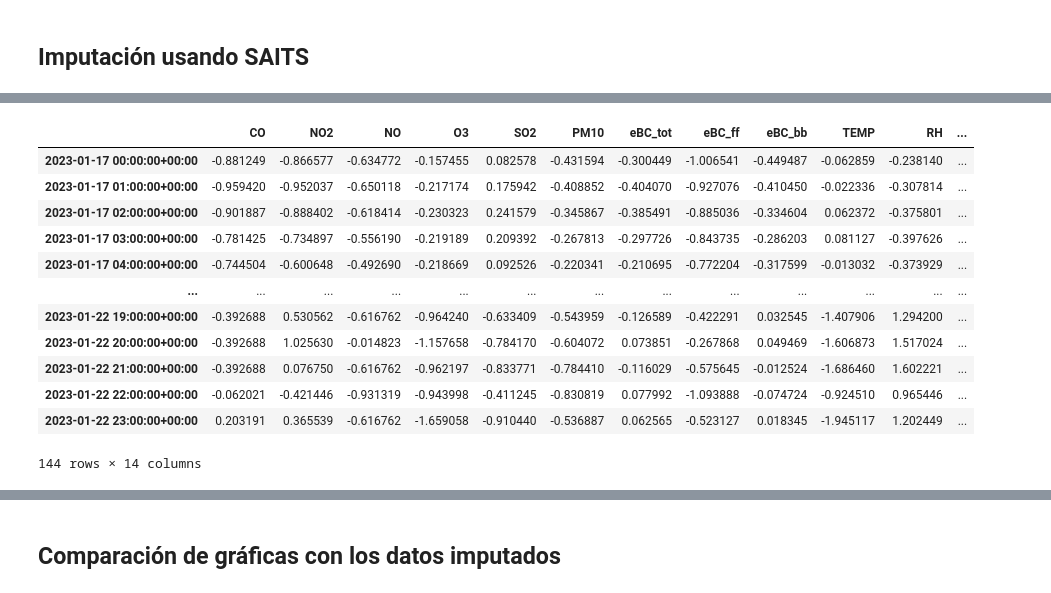
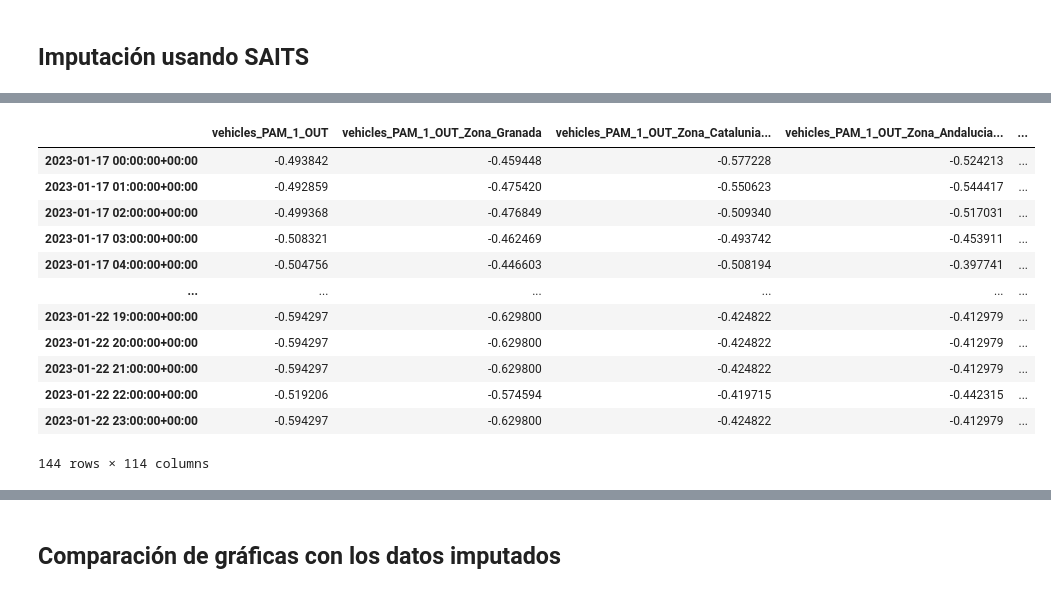
Before and after one commit to eigenric/TFG, a Jupyter notebook: notebooks/Pipeline3.ipynb, the cells around one changed output, grey strips where cells are left out. Cells and saved outputs as stored; diff of their text form; code cells hidden in the pictures.

Commit message:
SAITS mejora a la mediana

```diff
--- a/notebooks/Pipeline3.ipynb
+++ b/notebooks/Pipeline3.ipynb
@@ -297,7 +315,7 @@ date_range = pd.date_range(start="2023-01-17 00:00:00", end="2023-01-17 16:00:00
 date_range_end = pd.date_range(start="2023-03-14 12:00:00", end="2023-03-14 23:00:00", freq="H", tz="UTC")
 
 # Definir las columnas de calidad del aire
-columns = ["CO", "NO2", "NO", "O3", "SO2", "PM10", "eBC_tot", "eBC_ff", "eBC_bb", "TEMP", "RH", "WS", "WD", "PRES"]
+columns = ["vehicles_PAM_1_OUT", "CO", "NO2", "NO", "O3", "PM10", "eBC_ff", "eBC_bb", "TEMP", "RH", "WS", "WD", "PRES"]
 
 # Crear un DataFrame con el índice y columnas, rellenando los valores con NaN
 df = pd.DataFrame(np.nan, index=date_range, columns=columns)
@@ -386,6 +399,9 @@ def create_missingness(data: np.ndarray, rate: float, pattern: str, **kwargs) ->
                     block_size = np.random.randint(1, n_steps)
                     missing_data[i, j, :block_size] = np.nan
     return missing_data
+# %%
+   # Seleccionar solo las columnas necesarias para las características
+features = columns_interseccion
 # %%
 import pandas as pd
 from sklearn.preprocessing import StandardScaler
@@ -406,21 +422,21 @@ def preprocess_periodo_1_data(
     print("Fechas en periodo_1:", periodo_1.index.min(), "a", periodo_1.index.max())
 
     # Filtrar los datos para los conjuntos de prueba, validación y entrenamiento
-    # Conjunto de prueba: 17 enero - 22 enero 2023
+    # Conjunto de prueba: 17 enero - 26 enero 2023
     mask_test = (periodo_1.index >= "2023-01-17") & (periodo_1.index < "2023-01-23")
     test_set = periodo_1[mask_test]
 
     # Verificar si hay datos en test_set
     print("Datos en conjunto de prueba:", test_set.shape)
 
-    # Conjunto de validación: 23 enero - 27 enero 2023
+    # Conjunto de validación: 27 enero - 5 febrero 2023
     mask_val = (periodo_1.index >= "2023-01-23") & (periodo_1.index < "2023-01-28")
     val_set = periodo_1[mask_val]
 
     # Verificar si hay datos en val_set
     print("Datos en conjunto de validación:", val_set.shape)
 
-    # Conjunto de entrenamiento: 28 enero - 14 marzo 2023
+    # Conjunto de entrenamiento: 6 febrero - 14 marzo 2023
     mask_train = (periodo_1.index >= "2023-01-28") & (periodo_1.index < "2023-03-15")
     train_set = periodo_1[mask_train]
 
@@ -431,11 +447,12 @@ def preprocess_periodo_1_data(
     if test_set.empty or val_set.empty or train_set.empty:
         raise ValueError("Uno o más conjuntos de datos están vacíos. Revisa las fechas y los filtros.")
 
-    # Seleccionar solo las columnas necesarias para las características
-    feature_columns = ["CO", "NO2", "NO", "O3", "SO2", "PM10", "eBC_tot", "eBC_ff", "eBC_bb", "TEMP", "RH", "WS", "WD", "PRES"]
-    train_set = train_set[feature_columns]
-    val_set = val_set[feature_columns]
-    test_set = test_set[feature_columns]
+
+
+    train_set = train_set[features]
+    val_set = val_set[features]
+    test_set = test_set[features]
+
 
     # Normalización de datos
     scaler = StandardScaler()
@@ -474,13 +491,23 @@ def preprocess_periodo_1_data(
         # mask values in the test set as ground truth
         test_X = create_missingness(test_X, rate, pattern, **kwargs)
 
+        # Revertir el escalado (transformación inversa)
+        train_X_not_scale = scaler.inverse_transform(train_X.reshape(-1, train_X.shape[-1]))  # Ajuste de forma si es necesario
+        val_X_not_scale = scaler.inverse_transform(val_X.reshape(-1, val_X.shape[-1]))  # Ajuste de forma si es necesario
+        test_X_not_scale = scaler.inverse_transform(test_X.reshape(-1, test_X.shape[-1]))  # Ajuste de forma si es necesario
+
+
         processed_dataset["train_X"] = train_X
+        processed_dataset["train_X_not_scale"] = train_X_not_scale
         processed_dataset["train_X_ori"] = train_X_ori
 
+
         processed_dataset["val_X"] = val_X
+        processed_dataset["val_X_not_scale"] = val_X_not_scale
         processed_dataset["val_X_ori"] = val_X_ori
 
         processed_dataset["test_X"] = test_X
+        processed_dataset["test_X_not_scale"] = test_X_not_scale
         processed_dataset["test_X_ori"] = test_X_ori
     else:
         logger.warning("rate is 0, no missing values are artificially added.")
@@ -505,6 +544,6 @@ periodo_1_df
 # %%
-# Procesar los datos con una tasa de valores faltantes del 20% y usando el patrón 'point'
-periodo_1_dataset = preprocess_periodo_1_data(periodo_1_df, n_steps=24, rate=0.2, pattern='point')
+# Procesar los datos con una tasa de valores faltantes del 10% y usando el patrón 'point'
+periodo_1_dataset = preprocess_periodo_1_data(periodo_1_df, n_steps=24, rate=0.1, pattern='point')
 
 dataset_for_training = {
     "X": periodo_1_dataset['train_X'],
@@ -731,34 +849,34 @@ array([[-0.94664526, -1.2458665 , -0.86347765, ...,  0.1104123 ,
 # %%
 import pandas as pd
 import numpy as np
 
-# Supongamos que 'saits_imputation' es tu numpy array de shape (5, 24, 14)
+# Supongamos que 'saits_imputation' es tu numpy array de shape (6, 24, 23)
 # Reestructuramos el array para convertirlo en un formato adecuado para series temporales multivariantes
-# Transponemos y aplanamos para que tengamos (5 * 24, 14)
+# Transponemos y aplanamos para que tengamos (6 * 24, 13)
 
-X_reshaped = saits_imputation.reshape(-1, 14)  # Ahora X_reshaped tiene la forma (5 * 24, 14)
 
-features = ["CO", "NO2", "NO", "O3", "SO2", "PM10", "eBC_tot", "eBC_ff", "eBC_bb", "TEMP", "RH", "WS", "WD", "PRES"]
+X_reshaped = saits_imputation.reshape(-1, len(features))  # Ahora X_reshaped tiene la forma (6 * 24, 13)
+
 
 # Crear el índice con las fechas y horas de 2023-01-17 00:00:00 hasta 2023-01-22 23:00:00
 date_range = pd.date_range(start="2023-01-17 00:00:00", end="2023-01-22 23:00:00", freq="h", tz="UTC")
 
 # Creamos el DataFrame
 periodo_1_imputed = pd.DataFrame(X_reshaped, columns=features, index=date_range)
 
 # Mostrar las primeras filas del DataFrame
 periodo_1_imputed
 # %% [output]
-|  | CO | NO2 | NO | O3 | SO2 | PM10 | eBC_tot | eBC_ff | eBC_bb | TEMP | RH | ... |
-| 2023-01-17 00:00:00+00:00 | -0.881249 | -0.866577 | -0.634772 | -0.157455 | 0.082578 | -0.431594 | -0.300449 | -1.006541 | -0.449487 | -0.062859 | -0.238140 | ... |
-| 2023-01-17 01:00:00+00:00 | -0.959420 | -0.952037 | -0.650118 | -0.217174 | 0.175942 | -0.408852 | -0.404070 | -0.927076 | -0.410450 | -0.022336 | -0.307814 | ... |
-| 2023-01-17 02:00:00+00:00 | -0.901887 | -0.888402 | -0.618414 | -0.230323 | 0.241579 | -0.345867 | -0.385491 | -0.885036 | -0.334604 | 0.062372 | -0.375801 | ... |
-| 2023-01-17 03:00:00+00:00 | -0.781425 | -0.734897 | -0.556190 | -0.219189 | 0.209392 | -0.267813 | -0.297726 | -0.843735 | -0.286203 | 0.081127 | -0.397626 | ... |
-| 2023-01-17 04:00:00+00:00 | -0.744504 | -0.600648 | -0.492690 | -0.218669 | 0.092526 | -0.220341 | -0.210695 | -0.772204 | -0.317599 | -0.013032 | -0.373929 | ... |
-| ... | ... | ... | ... | ... | ... | ... | ... | ... | ... | ... | ... | ... |
-| 2023-01-22 19:00:00+00:00 | -0.392688 | 0.530562 | -0.616762 | -0.964240 | -0.633409 | -0.543959 | -0.126589 | -0.422291 | 0.032545 | -1.407906 | 1.294200 | ... |
-| 2023-01-22 20:00:00+00:00 | -0.392688 | 1.025630 | -0.014823 | -1.157658 | -0.784170 | -0.604072 | 0.073851 | -0.267868 | 0.049469 | -1.606873 | 1.517024 | ... |
-| 2023-01-22 21:00:00+00:00 | -0.392688 | 0.076750 | -0.616762 | -0.962197 | -0.833771 | -0.784410 | -0.116029 | -0.575645 | -0.012524 | -1.686460 | 1.602221 | ... |
-| 2023-01-22 22:00:00+00:00 | -0.062021 | -0.421446 | -0.931319 | -0.943998 | -0.411245 | -0.830819 | 0.077992 | -1.093888 | -0.074724 | -0.924510 | 0.965446 | ... |
-| 2023-01-22 23:00:00+00:00 | 0.203191 | 0.365539 | -0.616762 | -1.659058 | -0.910440 | -0.536887 | 0.062565 | -0.523127 | 0.018345 | -1.945117 | 1.202449 | ... |
+|  | vehicles_PAM_1_OUT | vehicles_PAM_1_OUT_Zona_Granada | vehicles_PAM_1_OUT_Zona_Catalunia... | vehicles_PAM_1_OUT_Zona_Andalucia... | ... |
+| 2023-01-17 00:00:00+00:00 | -0.493842 | -0.459448 | -0.577228 | -0.524213 | ... |
+| 2023-01-17 01:00:00+00:00 | -0.492859 | -0.475420 | -0.550623 | -0.544417 | ... |
+| 2023-01-17 02:00:00+00:00 | -0.499368 | -0.476849 | -0.509340 | -0.517031 | ... |
+| 2023-01-17 03:00:00+00:00 | -0.508321 | -0.462469 | -0.493742 | -0.453911 | ... |
+| 2023-01-17 04:00:00+00:00 | -0.504756 | -0.446603 | -0.508194 | -0.397741 | ... |
+| ... | ... | ... | ... | ... | ... |
+| 2023-01-22 19:00:00+00:00 | -0.594297 | -0.629800 | -0.424822 | -0.412979 | ... |
+| 2023-01-22 20:00:00+00:00 | -0.594297 | -0.629800 | -0.424822 | -0.412979 | ... |
+| 2023-01-22 21:00:00+00:00 | -0.594297 | -0.629800 | -0.424822 | -0.412979 | ... |
+| 2023-01-22 22:00:00+00:00 | -0.519206 | -0.574594 | -0.419715 | -0.442315 | ... |
+| 2023-01-22 23:00:00+00:00 | -0.594297 | -0.629800 | -0.424822 | -0.412979 | ... |
-144 rows × 14 columns
+144 rows × 114 columns
```
Also changed, not shown: parts of 55 cells of this notebook.
